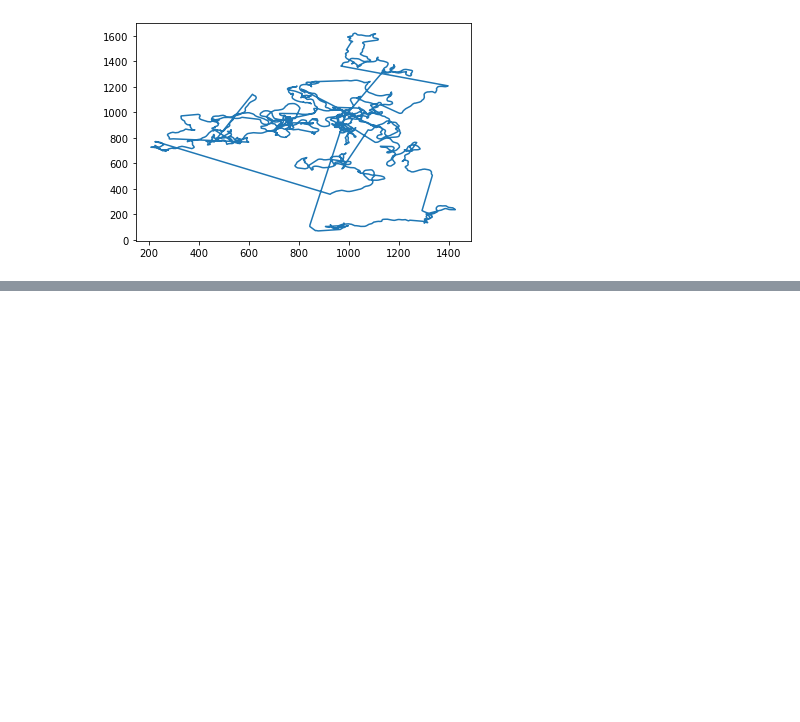
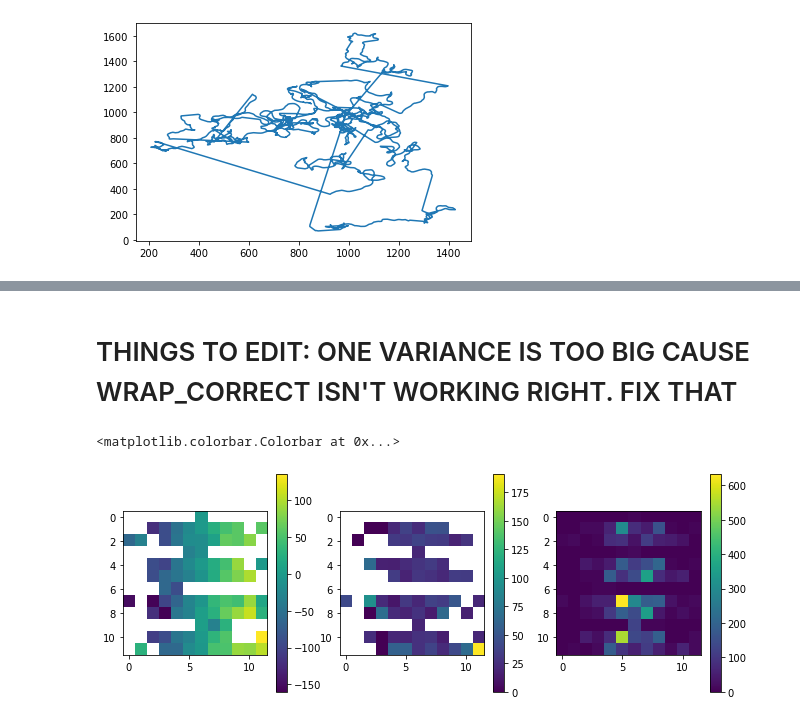
Before and after one commit to ccli3896/RLWorms, a Jupyter notebook: 12_01_dropoutmodel/Integration_testing.ipynb, the cells around one changed output, grey strips where cells are left out. Drawn from its saved outputs; the diff is of its cells as text; code cells hidden in the pictures; blank space fills up the shorter version.

```diff
--- a/12_01_dropoutmodel/Integration_testing.ipynb
+++ b/12_01_dropoutmodel/Integration_testing.ipynb
@@ -130,2 +128,0 @@ traj_df.loc[traj_df['reward']>0,'reward'] = traj_df.loc[traj_df]
-# %%
-traj_df[traj_df['reward']>0]['reward'] = np.zeros(len(traj_df[traj_df['reward']>0]['reward']))
@@ -147,2 +128,0 @@ Name: reward, Length: 127, dtype: float64
-# %%
-traj_df.loc[traj_df['reward']==0,'reward'] = traj_df[traj_df['reward']==0]+2
@@ -152,0 +162,25 @@ sum(traj_df['reward'])
+# %%
+def wrap_correct(arr,ref=0,buffer=180):
+    # Takes angles and translates them to +/-buffer around ref.
+    # For things like std, use large buffer so it doesn't change
+    # If both arrays, send each element through this function.
+    if hasattr(arr,"__len__"):
+        if hasattr(ref,"__len__"):
+            for i in range(len(arr)):
+                arr[i] = wrap_correct(arr[i],ref=ref[i])
+        # If only arr is an array
+        else:
+            arr[arr<ref-buffer]+=buffer*2
+            arr[arr>=ref+buffer]-=buffer*2
+            if len(arr[arr<ref-buffer])>0 or len(arr[arr>=ref+buffer])>0:
+                arr = wrap_correct(arr,ref=ref)
+    else:
+        if arr<ref-buffer:
+            arr+=buffer*2
+            if arr<ref-buffer:
+                arr = wrap_correct(arr,ref=ref)
+        elif arr>=ref+buffer:
+            arr-=buffer*2
+            if arr>=ref+buffer:
+                arr = wrap_correct(arr,ref=ref)
+    return arr
@@ -152,0 +267,16 @@ sum(traj_df['reward'])
+# %%
+r_mat, b_mat, h_mat, counts = make_stat_mats(traj_df)
+# %% [markdown]
+# THINGS TO EDIT: ONE VARIANCE IS TOO BIG CAUSE WRAP_CORRECT ISN'T WORKING RIGHT. FIX THAT
+# %%
+fig,ax = plt.subplots(1,3)
+fig.set_size_inches((11,4))
+ims = ax[0].imshow(h_mat[:,:,0])
+fig.colorbar(ims,ax=ax[0])
+ims = ax[1].imshow(np.sqrt(h_mat[:,:,1]))
+fig.colorbar(ims,ax=ax[1])
+ims = ax[2].imshow(counts)
+fig.colorbar(ims,ax=ax[2])
+# %% [output]
+<matplotlib.colorbar.Colorbar at 0x...>
+[figure, added]
```
Also changed, not shown: parts of 12 cells of this notebook, 1 other file.
